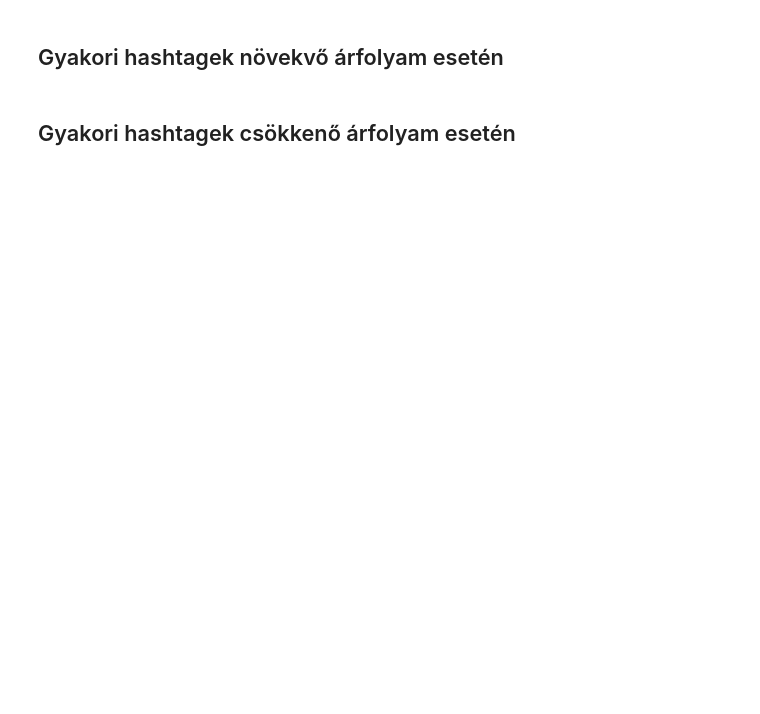
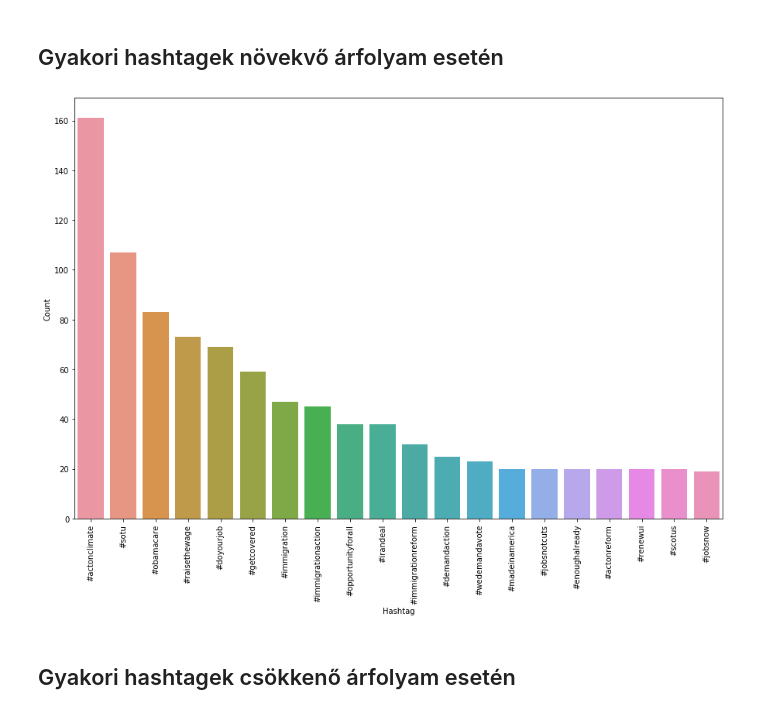
Before and after one commit to bocsardigergely/onallo_kut_fel_2020, a Jupyter notebook: code/data_vis.ipynb, the cells around one changed output. Saved outputs shown, nothing was run; the diff lists cells and outputs as text; code cells hidden in the pictures; blank space fills up the shorter version.

```diff
--- a/code/data_vis.ipynb
+++ b/code/data_vis.ipynb
@@ -18,22 +44,26 @@ szófelhő az -1 tweetekre
 # %%
 data_bull_hash = []
 for i in range(len(data_bull)):
         temp_list = re.findall('\#\w+',data_bull['text'].iloc[i])
         for j in temp_list:
             data_bull_hash.append(j)
 data_bull_hash_dict = {}
 for i in data_bull_hash:
     if i in data_bull_hash_dict:
         data_bull_hash_dict[i] +=1
     else:
         data_bull_hash_dict[i] = 1
+
 data_bull_hash_sorted = sorted(((k, v) for k, v in data_bull_hash_dict.items()), key = value, reverse= True)
+data_bull_hash_sorted = pd.DataFrame(data_bull_hash_sorted[0:20],columns =['Hashtag', 'Count'])
 
-data_bull_hash_sorted = list(filter(lambda x: x[1] >2 , data_bull_hash_sorted))
-data_bull_hash_sorted = np.transpose(data_bull_hash_sorted)
-
-plt.scatter(data_bull_hash_sorted[0],data_bull_hash_sorted[1])
+plt.figure(figsize=(15,10))
+ax = sns.barplot(data=data_bull_hash_sorted, x= "Hashtag", y = "Count")
+ax.set(ylabel = 'Count')
+plt.xticks(rotation=90)
 plt.show()
+# %% [output]
+[figure, added]
 # %% [markdown]
 ## Gyakori hashtagek csökkenő árfolyam esetén
 # %%
```
Also changed, not shown: parts of 9 cells of this notebook.
